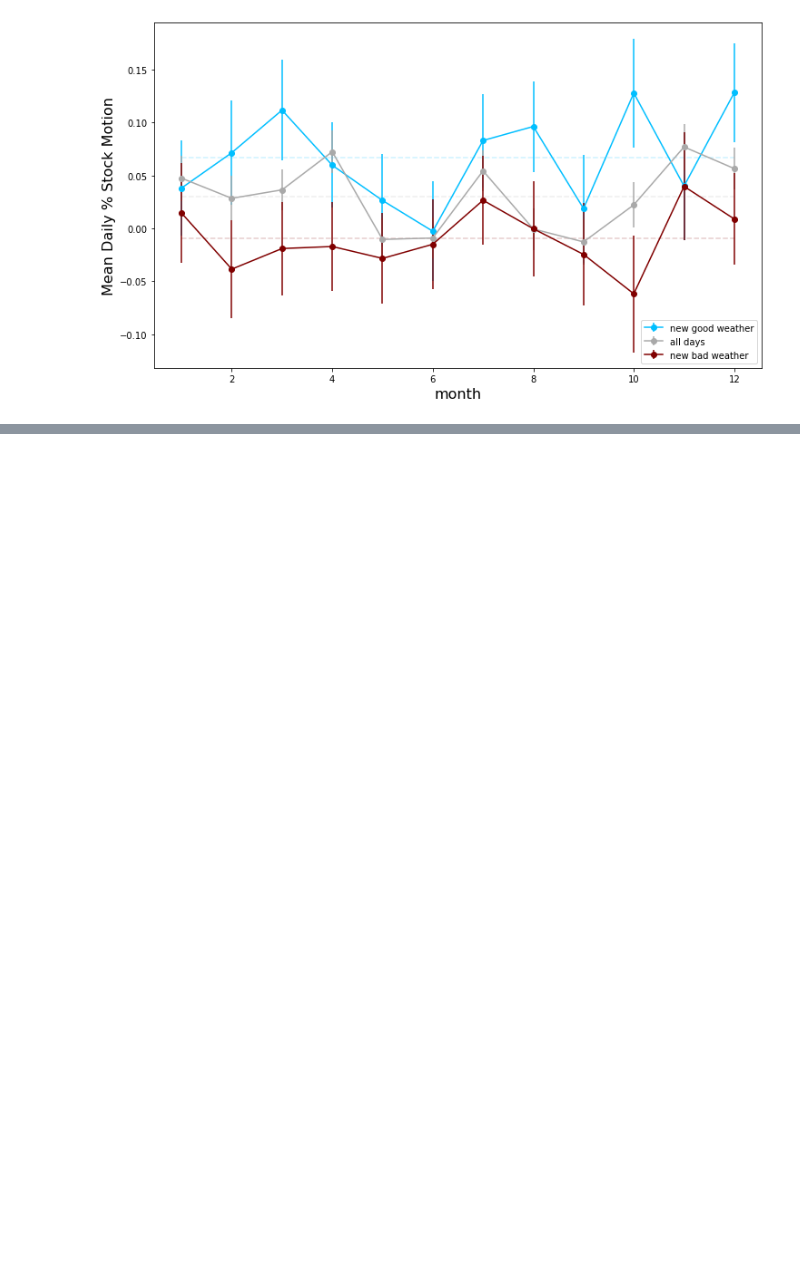
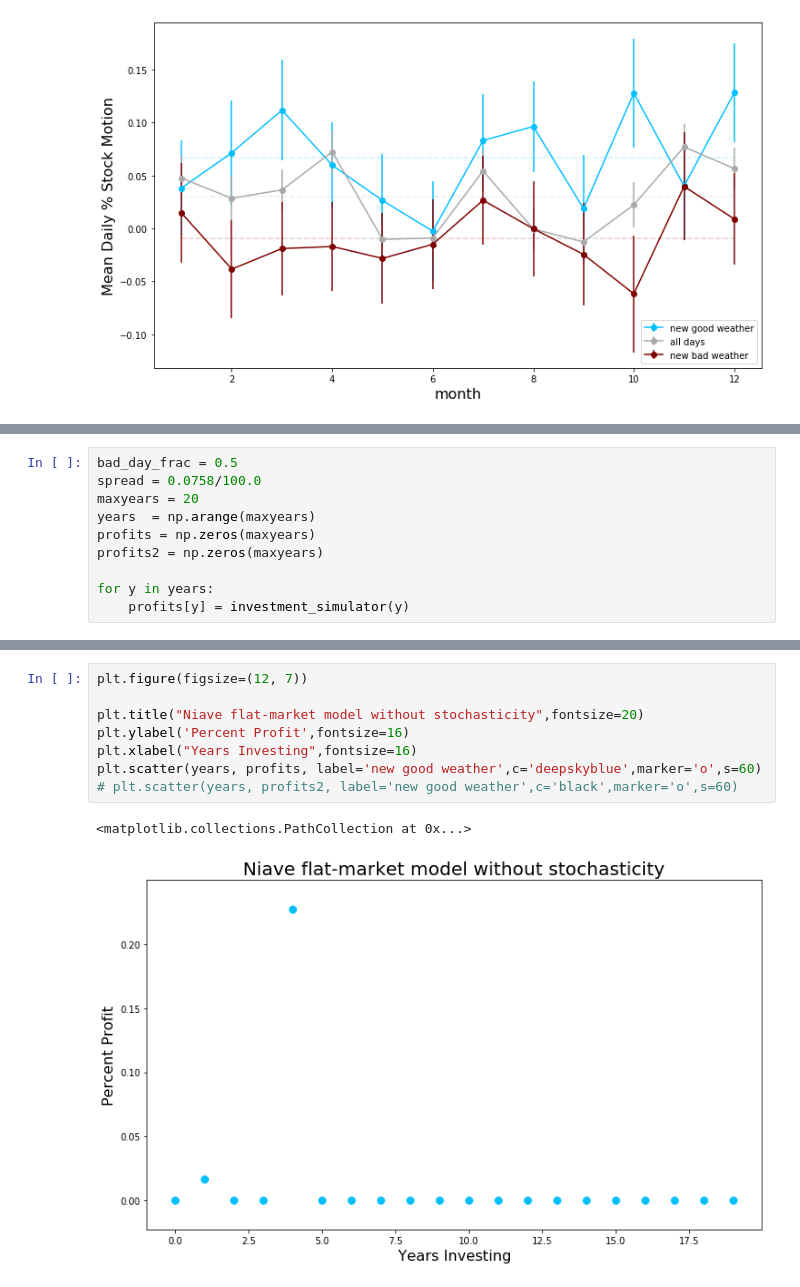
Before and after one commit to jasonbono/weather_stocks, a Jupyter notebook: scripts/broken_streaks.ipynb, the cells around one changed output, grey strips where cells are left out. Drawn from its saved outputs; the diff is of its cells as text; blank space fills up the shorter version.

```diff
--- a/scripts/broken_streaks.ipynb
+++ b/scripts/broken_streaks.ipynb
@@ -137,0 +147,10 @@ for scale in scales:
+# %%
+bad_day_frac = 0.5
+spread = 0.0758/100.0
+maxyears = 20
+years  = np.arange(maxyears)
+profits = np.zeros(maxyears)
+profits2 = np.zeros(maxyears)
+
+for y in years:
+    profits[y] = investment_simulator(y)
@@ -137,0 +175,11 @@ for scale in scales:
+# %%
+plt.figure(figsize=(12, 7))
+
+plt.title("Niave flat-market model without stochasticity",fontsize=20)
+plt.ylabel('Percent Profit',fontsize=16)
+plt.xlabel("Years Investing",fontsize=16)
+plt.scatter(years, profits, label='new good weather',c='deepskyblue',marker='o',s=60)
+# plt.scatter(years, profits2, label='new good weather',c='black',marker='o',s=60)
+# %% [output]
+<matplotlib.collections.PathCollection at 0x...>
+[figure, added]
```
Also changed, not shown: parts of 5 cells of this notebook, 2 other files.
